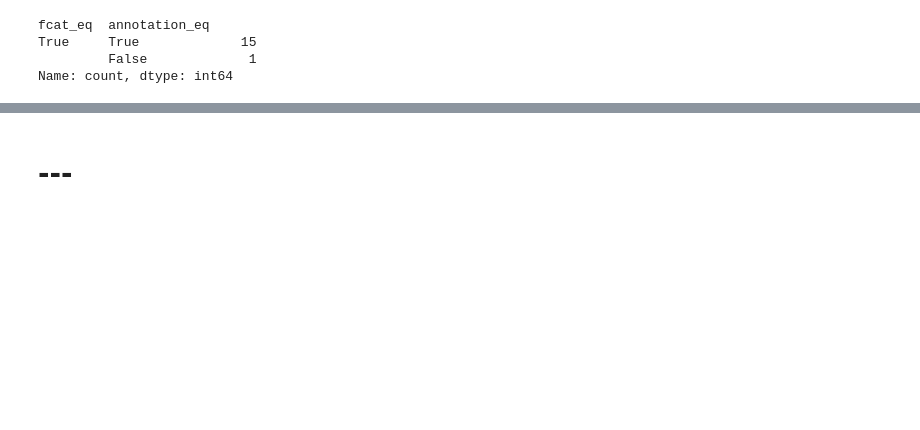
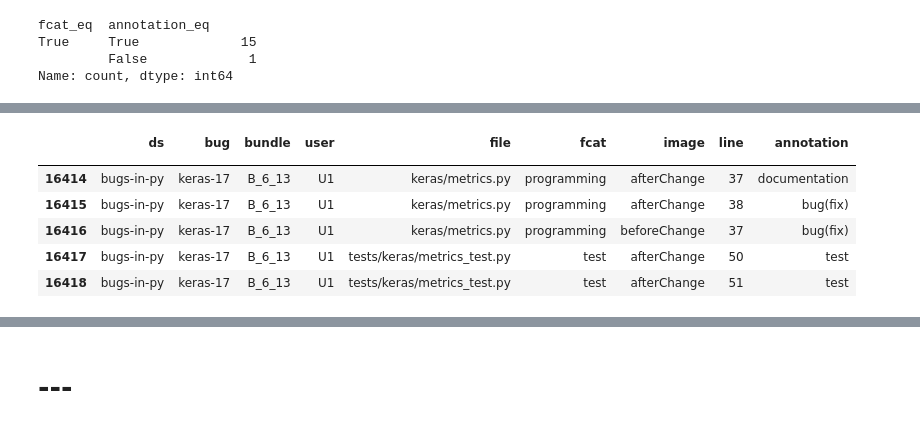
Before and after one commit to ncusi/PatchScope, a Jupyter notebook: notebooks/experiments/01-compare_annotations.ipynb, the cells around one changed output, grey strips where cells are left out. Cells and saved outputs as stored; diff of their text form; code cells hidden in the pictures; blank space fills up the shorter version.

```diff
--- a/notebooks/experiments/01-compare_annotations.ipynb
+++ b/notebooks/experiments/01-compare_annotations.ipynb
@@ -858,0 +1037,11 @@ example_merge_sel[(example_merge_sel['fcat_eq'] == False) | (example_merge_sel['
+# %%
+collective_df_bugsinpy_sel = collective_df_bugsinpy[['ds', 'bug', 'bundle', 'user', 'file', 'fcat', 'image', 'line', 'annotation']]
+collective_df_bugsinpy_sel.head(5)
+# %% [output]
+|  | ds | bug | bundle | user | file | fcat | image | line | annotation |
+|  |  |  |  |  |  |  |  |  |  |
+| 16414 | bugs-in-py | keras-17 | B_6_13 | U1 | keras/metrics.py | programming | afterChange | 37 | documentation |
+| 16415 | bugs-in-py | keras-17 | B_6_13 | U1 | keras/metrics.py | programming | afterChange | 38 | bug(fix) |
+| 16416 | bugs-in-py | keras-17 | B_6_13 | U1 | keras/metrics.py | programming | beforeChange | 37 | bug(fix) |
+| 16417 | bugs-in-py | keras-17 | B_6_13 | U1 | tests/keras/metrics_test.py | test | afterChange | 50 | test |
+| 16418 | bugs-in-py | keras-17 | B_6_13 | U1 | tests/keras/metrics_test.py | test | afterChange | 51 | test |
```
Also changed, not shown: parts of 14 cells of this notebook.
